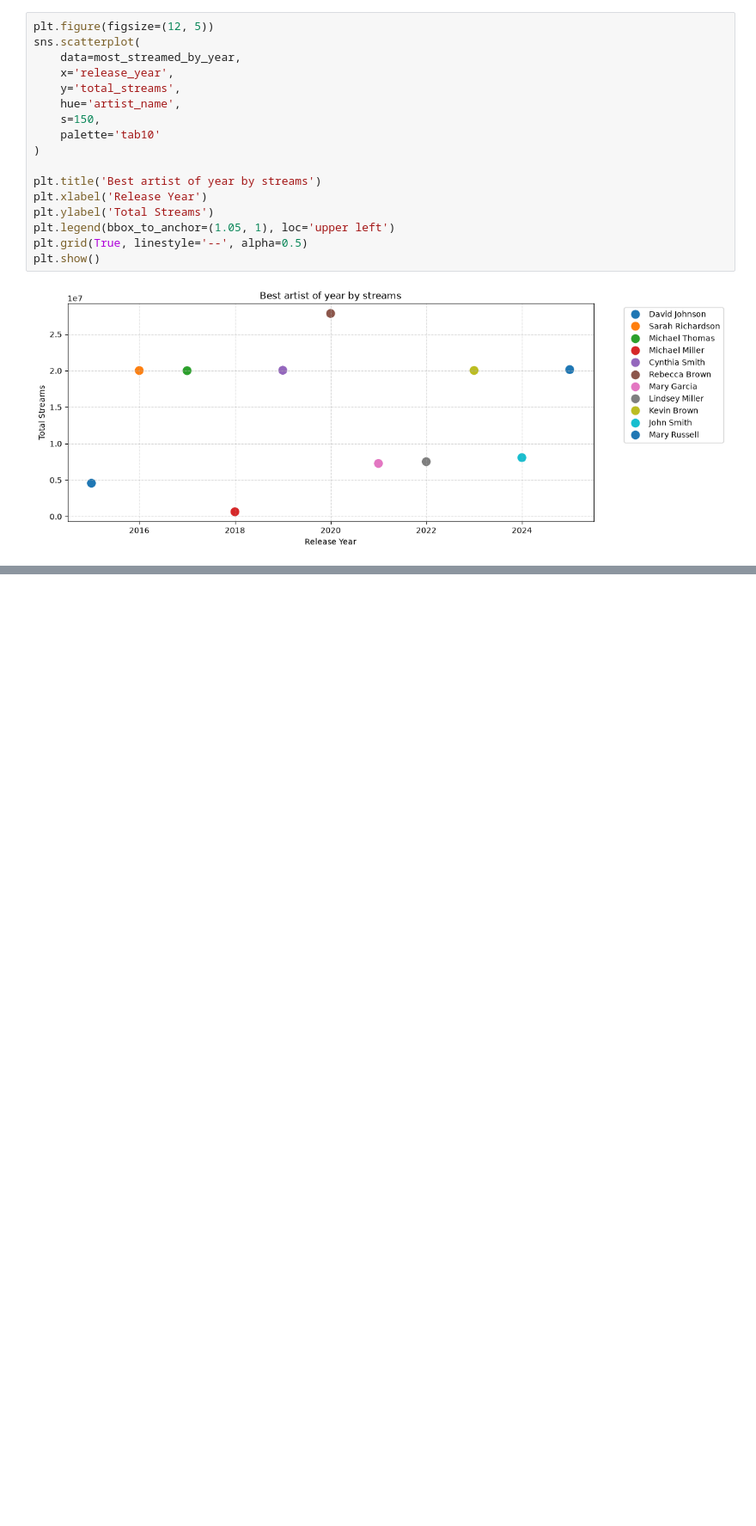
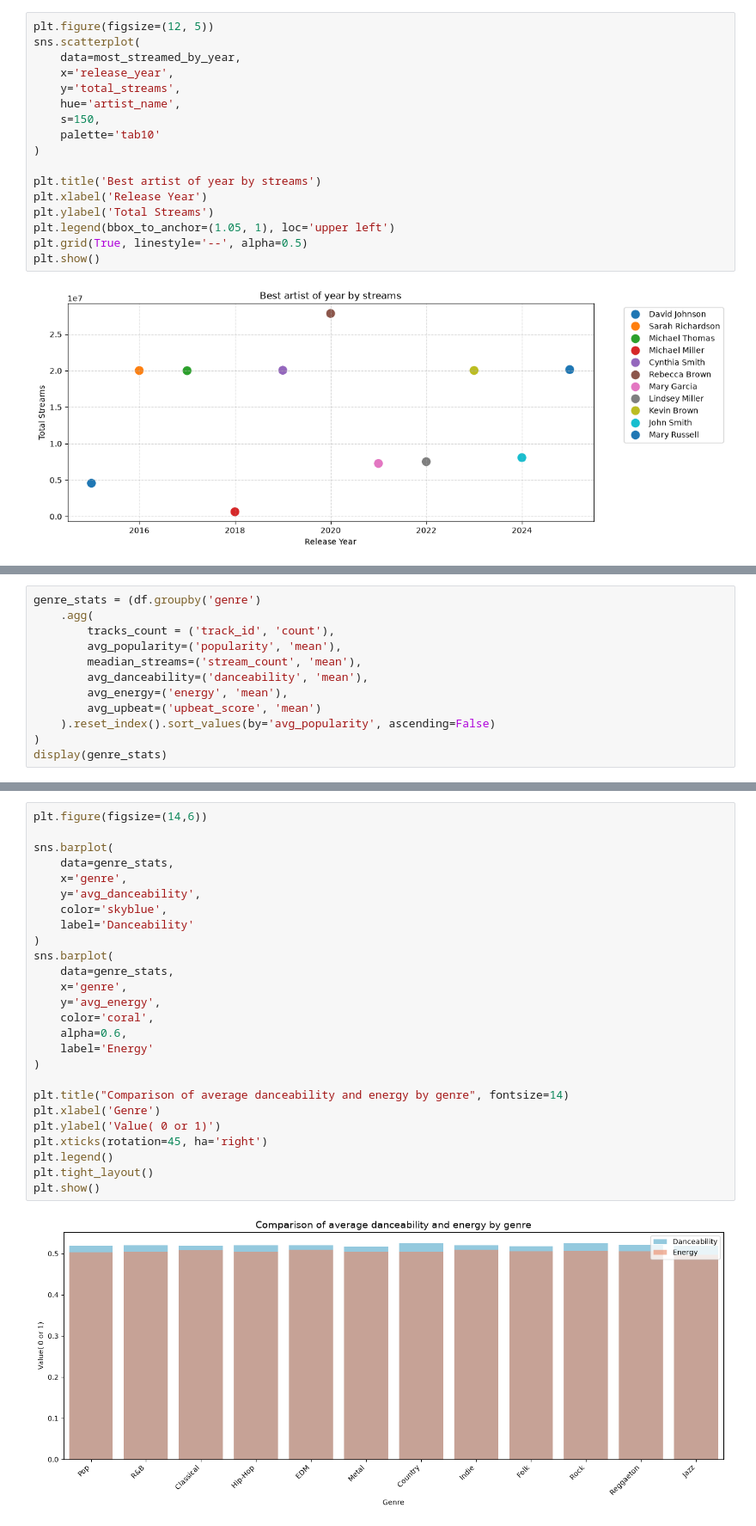
Before and after one commit to GreedIsGoody/data-analys-spotify-artists, a Jupyter notebook: notebook/Analys.ipynb, the cells around one changed output, grey strips where cells are left out. Shown at 86% size. Drawn from its saved outputs; the diff is of its cells as text; blank space fills up the shorter version.

```diff
--- a/notebook/Analys.ipynb
+++ b/notebook/Analys.ipynb
@@ -317,0 +350,12 @@ plt.show()
+# %%
+genre_stats = (df.groupby('genre')
+    .agg(
+        tracks_count = ('track_id', 'count'),
+        avg_popularity=('popularity', 'mean'),
+        meadian_streams=('stream_count', 'mean'),
+        avg_danceability=('danceability', 'mean'),
+        avg_energy=('energy', 'mean'),
+        avg_upbeat=('upbeat_score', 'mean')
+    ).reset_index().sort_values(by='avg_popularity', ascending=False)
+)
+display(genre_stats)
@@ -317,0 +376,28 @@ plt.show()
+# %%
+plt.figure(figsize=(14,6))
+
+sns.barplot(
+    data=genre_stats,
+    x='genre',
+    y='avg_danceability',
+    color='skyblue',
+    label='Danceability'
+)
+sns.barplot(
+    data=genre_stats,
+    x='genre',
+    y='avg_energy',
+    color='coral',
+    alpha=0.6,
+    label='Energy'
+)
+
+plt.title("Comparison of average danceability and energy by genre", fontsize=14)
+plt.xlabel('Genre')
+plt.ylabel('Value( 0 or 1)')
+plt.xticks(rotation=45, ha='right')
+plt.legend()
+plt.tight_layout()
+plt.show()
+# %% [output]
+[figure, added]
```
Also changed, not shown: parts of 3 cells of this notebook.
